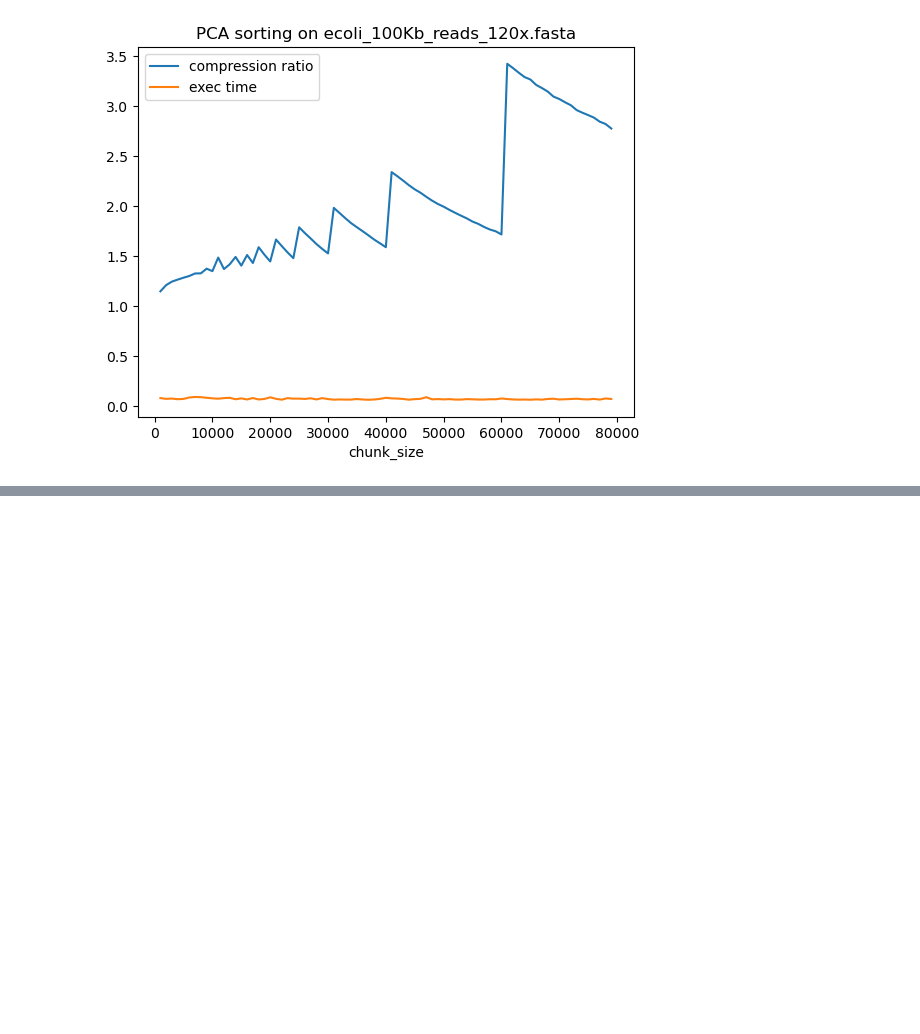
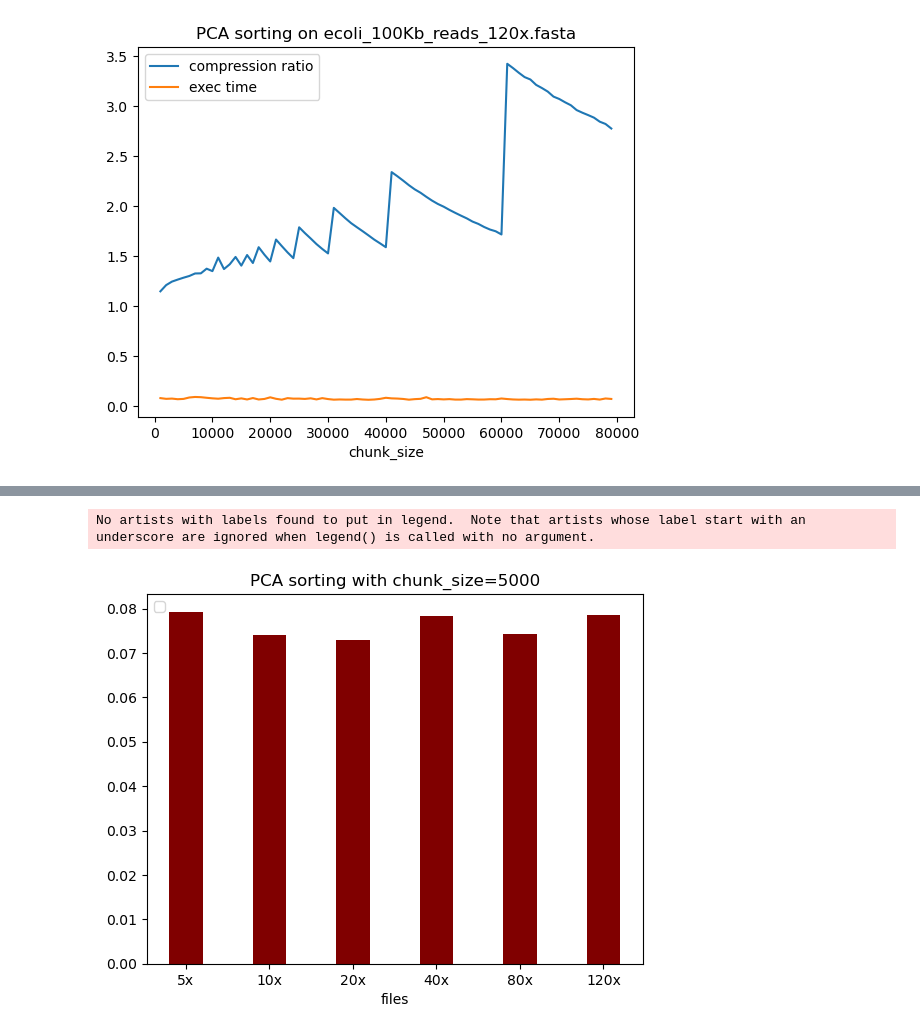
Before and after one commit to atoffano/reads-compression-optimization, a Jupyter notebook: log.ipynb, the cells around one changed output, grey strips where cells are left out. Saved outputs shown, nothing was run; the diff lists cells and outputs as text; code cells hidden in the pictures; blank space fills up the shorter version.

```diff
--- a/log.ipynb
+++ b/log.ipynb
@@ -27,7 +26,7 @@ files = [
 import tqdm
 log = {}
 file = 'data/ecoli_100Kb_reads_120x.fasta'
-for chunk_size in tqdm(range(1000, 80000, 1000)):
+for chunk_size in tqdm(range(1000, 120000, 5000)):
     log_monitor_func = monitor(
         func=pca_sort.sort_by_pca(file, "out_x.fasta", chunk_size),
         input_file='out_x.fasta',
@@ -115,32 +117,35 @@ plt.title('PCA sorting on ecoli_100Kb_reads_40x.fasta')
 # %%
-from tqdm import tqdm
 log = {}
 files = ['data/ecoli_100Kb_reads_5x.fasta',
     'data/ecoli_100Kb_reads_10x.fasta',
     'data/ecoli_100Kb_reads_20x.fasta',
     'data/ecoli_100Kb_reads_40x.fasta',
     'data/ecoli_100Kb_reads_80x.fasta',
     'data/ecoli_100Kb_reads_120x.fasta'
     ]
 
 for file in files:
     log_monitor_func = monitor(
         func=pca_sort.sort_by_pca(file, "out_x.fasta", 5000),
         input_file='out_x.fasta',
         compare_to=f'{file.replace("/", "/headerless/")}.headerless.gz'
         )
     log[file] = log_monitor_func
     os.remove('out_x.fasta')
     os.remove('out_x.fasta.gz')
 
-    exec_time = []
-    compression_ratio = []
-    for file in files:
-        compression_ratio.append(log[file]['compression_ratio'])
-        exec_time.append(log[file]['exec_time'])
+exec_time = []
+compression_ratio = []
+for file in files:
+    compression_ratio.append(log[file]['compression_ratio'])
+    exec_time.append(log[file]['exec_time'])
 
-plt.plot(range(1000, 40000, 500), compression_ratio)
-plt.plot(range(1000, 40000, 500), exec_time)
-plt.xlabel('chunk_size')
-plt.legend(['compression ratio', 'exec time'], loc='upper left')
-plt.title('PCA sorting on ecoli_100Kb_reads_40x.fasta')
+files = [file.split('_')[-1].split('.')[0] for file in files]
+plt.bar(files, exec_time, color ='maroon', width = 0.4)
+plt.xlabel('files')
+plt.legend(loc='upper left')
+plt.title('PCA sorting with chunk_size=5000')
+plt.show()
+# %% [output]
+No artists with labels found to put in legend.  Note that artists whose label start with an underscore are ignored when legend() is called with no argument.
+[figure, added]
```
Also changed, not shown: parts of 6 cells of this notebook, 4 other files.
